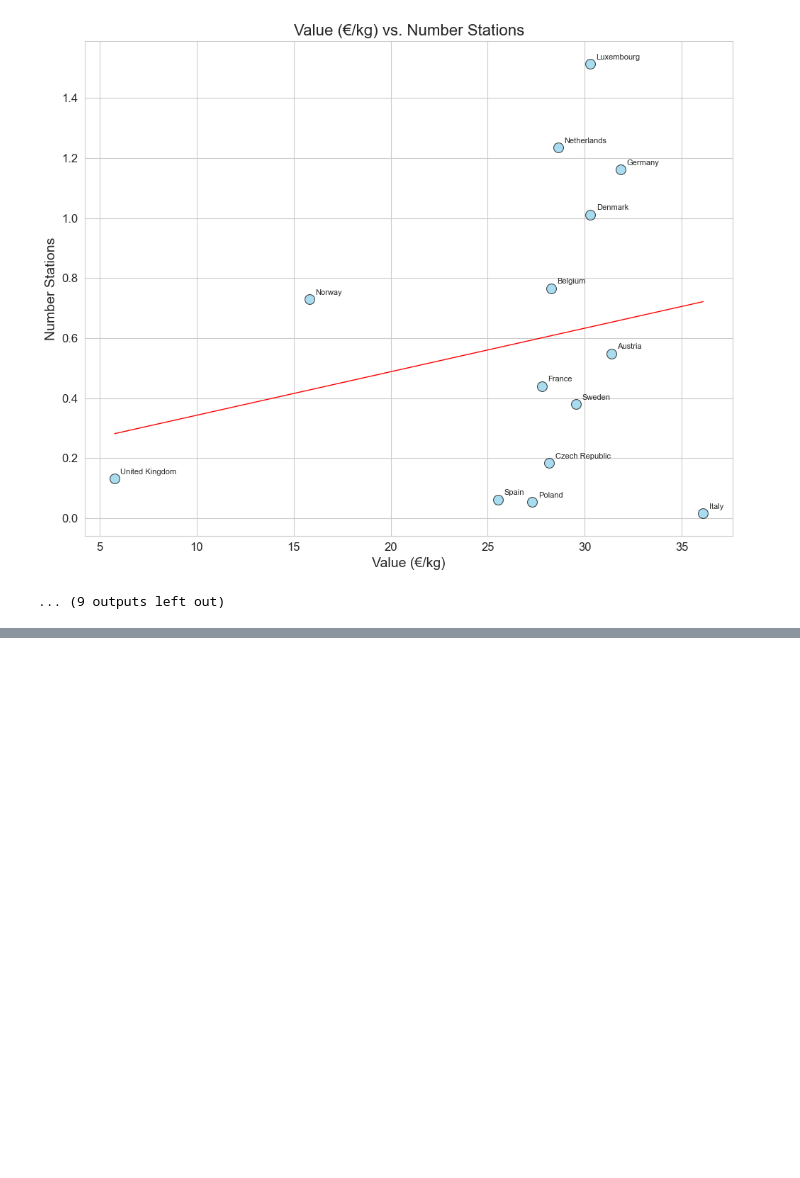
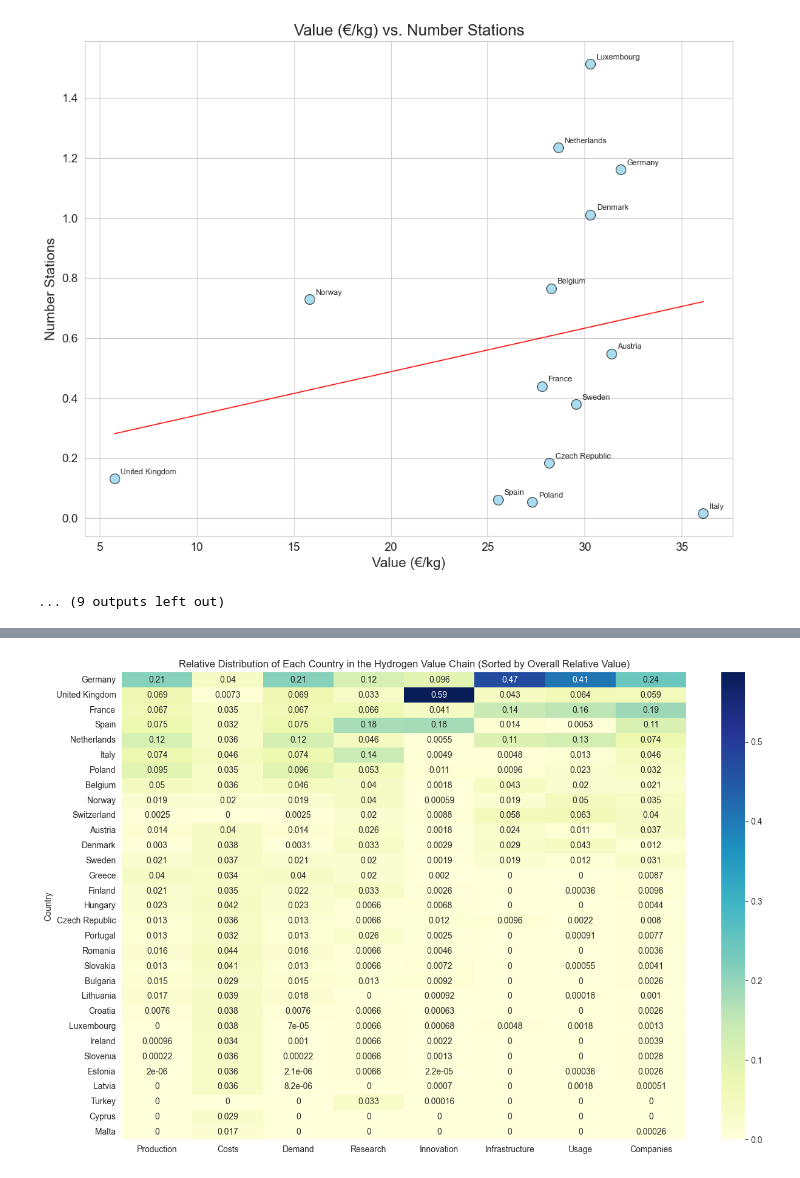
Before and after one commit to premstaller1/Masterarbeit, a Jupyter notebook: CorrelationAnalysis/correlation.ipynb, the cells around one changed output, grey strips where cells are left out. Cells and saved outputs as stored; diff of their text form; code cells hidden in the pictures; blank space fills up the shorter version.

Commit message:
new analysis

```diff
--- a/CorrelationAnalysis/correlation.ipynb
+++ b/CorrelationAnalysis/correlation.ipynb
@@ -1062,0 +79,18 @@ ValueError: Mime type rendering requires nbformat>=4.2.0 but it is not installed
+# %%
+# Step 3: Value Chain Analysis
+value_chain_steps = {
+    'Production': ['Output T/year'],
+    'Costs': ['Value (€/kg)'],
+    'Demand': ['Total consumption'],
+    'Research': ['Count Research'],
+    'Innovation': ['Patent Count'],
+    'Infrastructure': ['Number Stations'],
+    'Usage': ['FCEV Fleet'],
+    'Companies': ['Number of Companies']
+}
+
+relative_distribution = {}
+
+for step, columns in value_chain_steps.items():
+    relative_distribution[step] = merged_df[columns].sum(axis=1) / merged_df[columns].sum(axis=1).sum()
+    print(f'{step}: {relative_distribution[step]}')
@@ -1062,0 +115,6 @@ ValueError: Mime type rendering requires nbformat>=4.2.0 but it is not installed
+# %%
+relative_distribution = pd.DataFrame(relative_distribution)
+relative_distribution.index = merged_df['Country']
+relative_distribution
+
+relative_distribution.sum(axis=0)
@@ -1062,0 +131,15 @@ ValueError: Mime type rendering requires nbformat>=4.2.0 but it is not installed
+# %%
+# Calculate the sum of each row
+relative_distribution['row_sum'] = relative_distribution.sum(axis=1)
+
+# Sort the DataFrame based on the row sum in descending order
+relative_distribution_sorted = relative_distribution.sort_values(by='row_sum', ascending=False).drop(columns='row_sum')
+
+# Plotting heatmap with sorted rows and rotated y-axis tick labels
+fig, ax = plt.subplots(figsize=(15, 10))
+sns.heatmap(relative_distribution_sorted, cmap='YlGnBu', annot=True, ax=ax)
+ax.set_title('Relative Distribution of Each Country in the Hydrogen Value Chain (Sorted by Overall Relative Value)')
+plt.yticks(rotation=0)  # Rotate y-axis tick labels to be horizontal
+plt.show()
+# %% [output]
+[figure, added]
```
Also changed, not shown: parts of 48 cells of this notebook, 6 other files.
